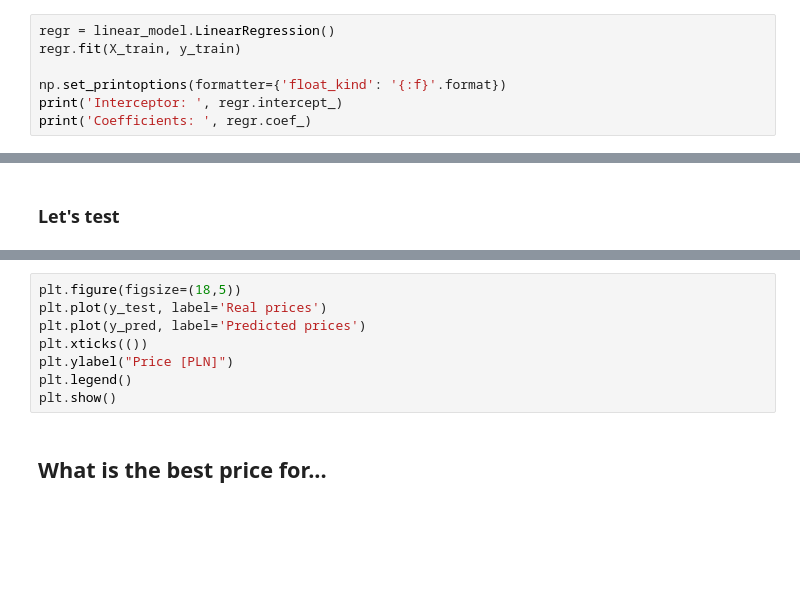
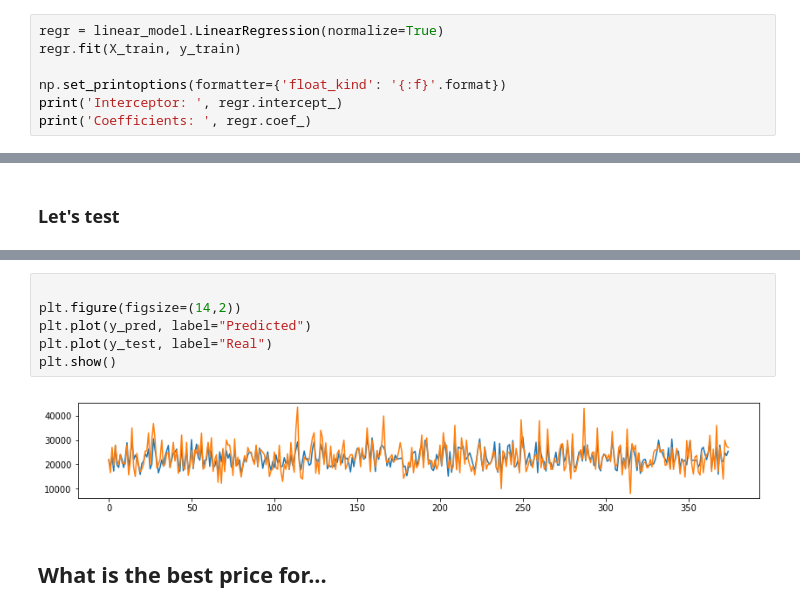
Before and after one commit to Akpadhy/car-price-prediction, a Jupyter notebook: passat_b6_tdi_price_prediction.ipynb, the cells around one changed output, grey strips where cells are left out. Cells and saved outputs as stored; diff of their text form; blank space fills up the shorter version.

```diff
--- a/passat_b6_tdi_price_prediction.ipynb
+++ b/passat_b6_tdi_price_prediction.ipynb
@@ -107,7 +102,7 @@ Test samples: 216
 # %% [markdown]
 ### Let's train!
 # %%
-regr = linear_model.LinearRegression()
+regr = linear_model.LinearRegression(normalize=True)
 regr.fit(X_train, y_train)
 
 np.set_printoptions(formatter={'float_kind': '{:f}'.format})
@@ -128,11 +125,11 @@ Variance score: 0.43
-# %%
-plt.figure(figsize=(18,5))
-plt.plot(y_test, label='Real prices')
-plt.plot(y_pred, label='Predicted prices')
-plt.xticks(())
-plt.ylabel("Price [PLN]")
-plt.legend()
-plt.show()
+# %%
+
+plt.figure(figsize=(14,2))
+plt.plot(y_pred, label="Predicted")
+plt.plot(y_test, label="Real")
+plt.show()
+# %% [output]
+[figure, added]
 # %% [markdown]
 ## What is the best price for...
 # %% [markdown]
```
Also changed, not shown: parts of 16 cells of this notebook, 2 other files.
